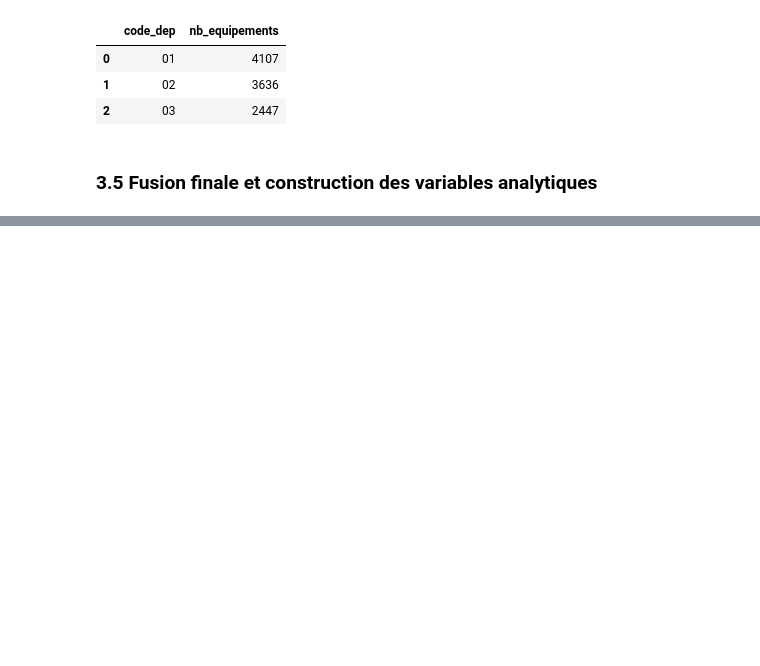
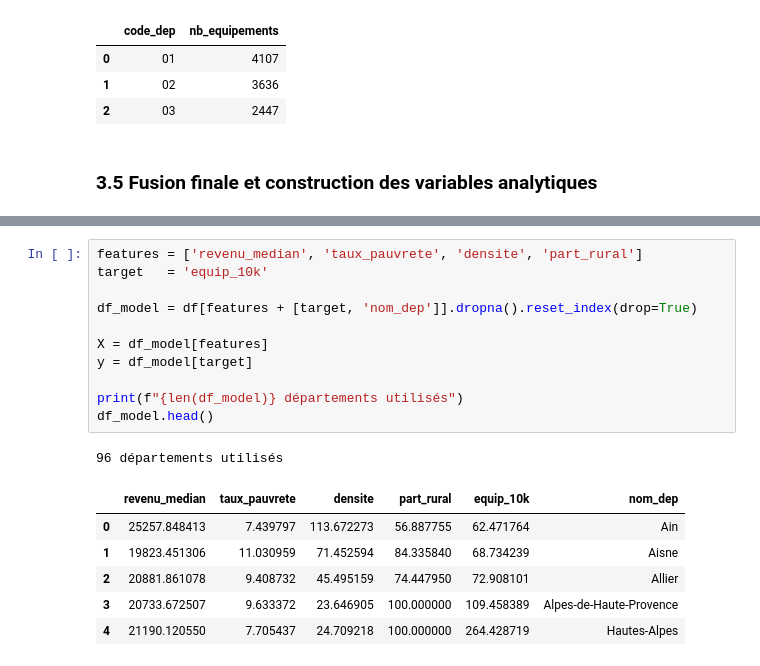
Before and after one commit to Luservant/projet_python, a Jupyter notebook: main.ipynb, the cells around one changed output, grey strips where cells are left out. Cells and saved outputs as stored; diff of their text form; blank space fills up the shorter version.

```diff
--- a/main.ipynb
+++ b/main.ipynb
@@ -364,0 +389,19 @@ Series([], dtype: int64)
+# %%
+features = ['revenu_median', 'taux_pauvrete', 'densite', 'part_rural']
+target   = 'equip_10k'
+
+df_model = df[features + [target, 'nom_dep']].dropna().reset_index(drop=True)
+
+X = df_model[features]
+y = df_model[target]
+
+print(f"{len(df_model)} départements utilisés")
+df_model.head()
+# %% [output]
+96 départements utilisés
+|  | revenu_median | taux_pauvrete | densite | part_rural | equip_10k | nom_dep |
+| 0 | 25257.848413 | 7.439797 | 113.672273 | 56.887755 | 62.471764 | Ain |
+| 1 | 19823.451306 | 11.030959 | 71.452594 | 84.335840 | 68.734239 | Aisne |
+| 2 | 20881.861078 | 9.408732 | 45.495159 | 74.447950 | 72.908101 | Allier |
+| 3 | 20733.672507 | 9.633372 | 23.646905 | 100.000000 | 109.458389 | Alpes-de-Haute-Provence |
+| 4 | 21190.120550 | 7.705437 | 24.709218 | 100.000000 | 264.428719 | Hautes-Alpes |
```
Also changed, not shown: parts of 34 cells of this notebook.
